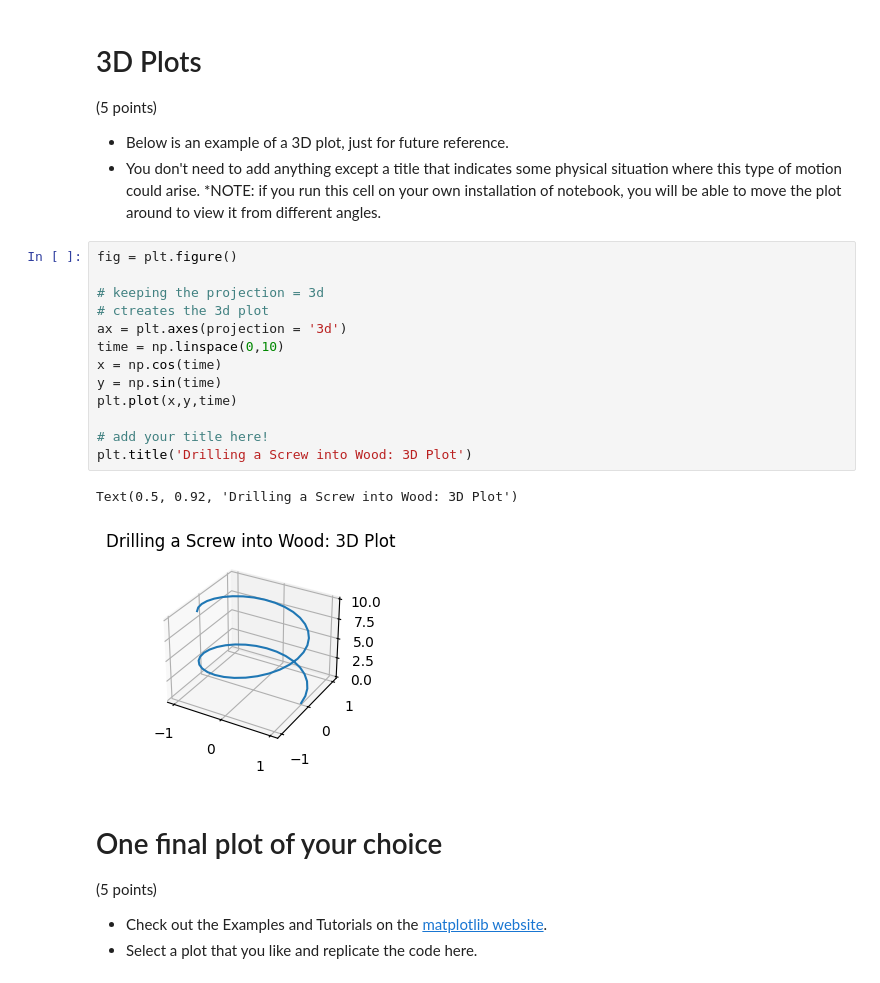
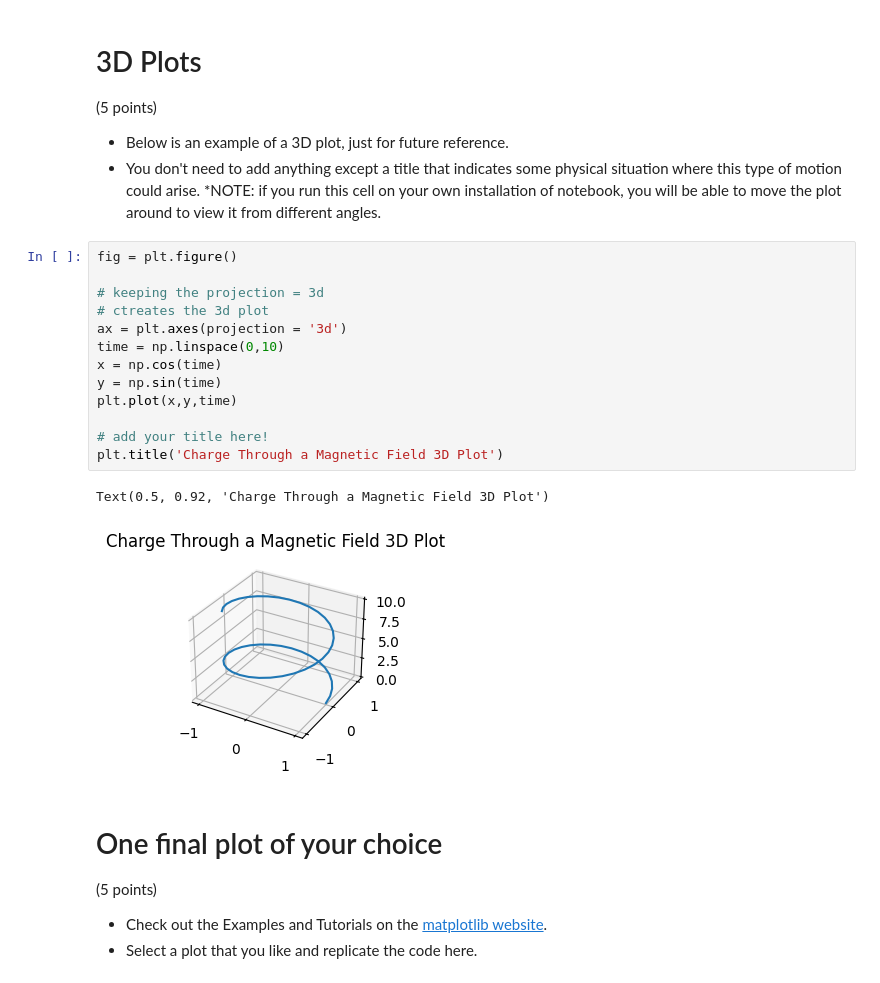
Before and after one commit to JoshuaK917/PYS250Spring2025, a Jupyter notebook: Joshua_Kennedy_Lab02_plotting_visualization.ipynb, the cells around one changed output. Saved outputs shown, nothing was run; the diff lists cells and outputs as text.

```diff
--- a/Joshua_Kennedy_Lab02_plotting_visualization.ipynb
+++ b/Joshua_Kennedy_Lab02_plotting_visualization.ipynb
@@ -478,19 +451,19 @@ plt.grid(True)
 # %%
 fig = plt.figure()
 
 # keeping the projection = 3d
 # ctreates the 3d plot
 ax = plt.axes(projection = '3d')
 time = np.linspace(0,10)
 x = np.cos(time)
 y = np.sin(time)
 plt.plot(x,y,time)
 
 # add your title here!
-plt.title('Drilling a Screw into Wood: 3D Plot')
+plt.title('Charge Through a Magnetic Field 3D Plot')
 # %% [output]
-Text(0.5, 0.92, 'Drilling a Screw into Wood: 3D Plot')
+Text(0.5, 0.92, 'Charge Through a Magnetic Field 3D Plot')
-[figure, old version]
+[figure, new version]
 # %% [markdown]
 # One final plot of your choice
 
```
Also changed, not shown: parts of 7 cells of this notebook.
